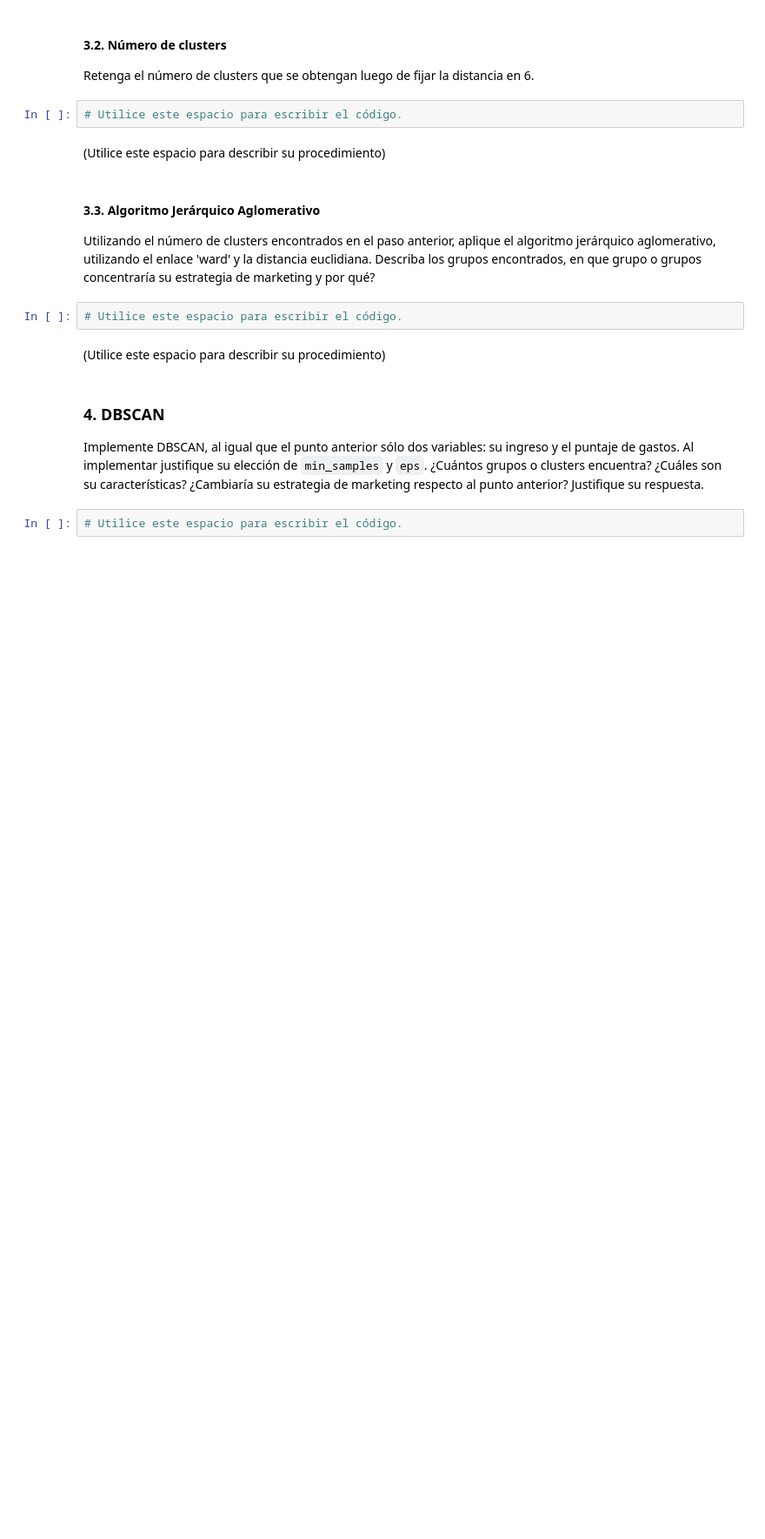
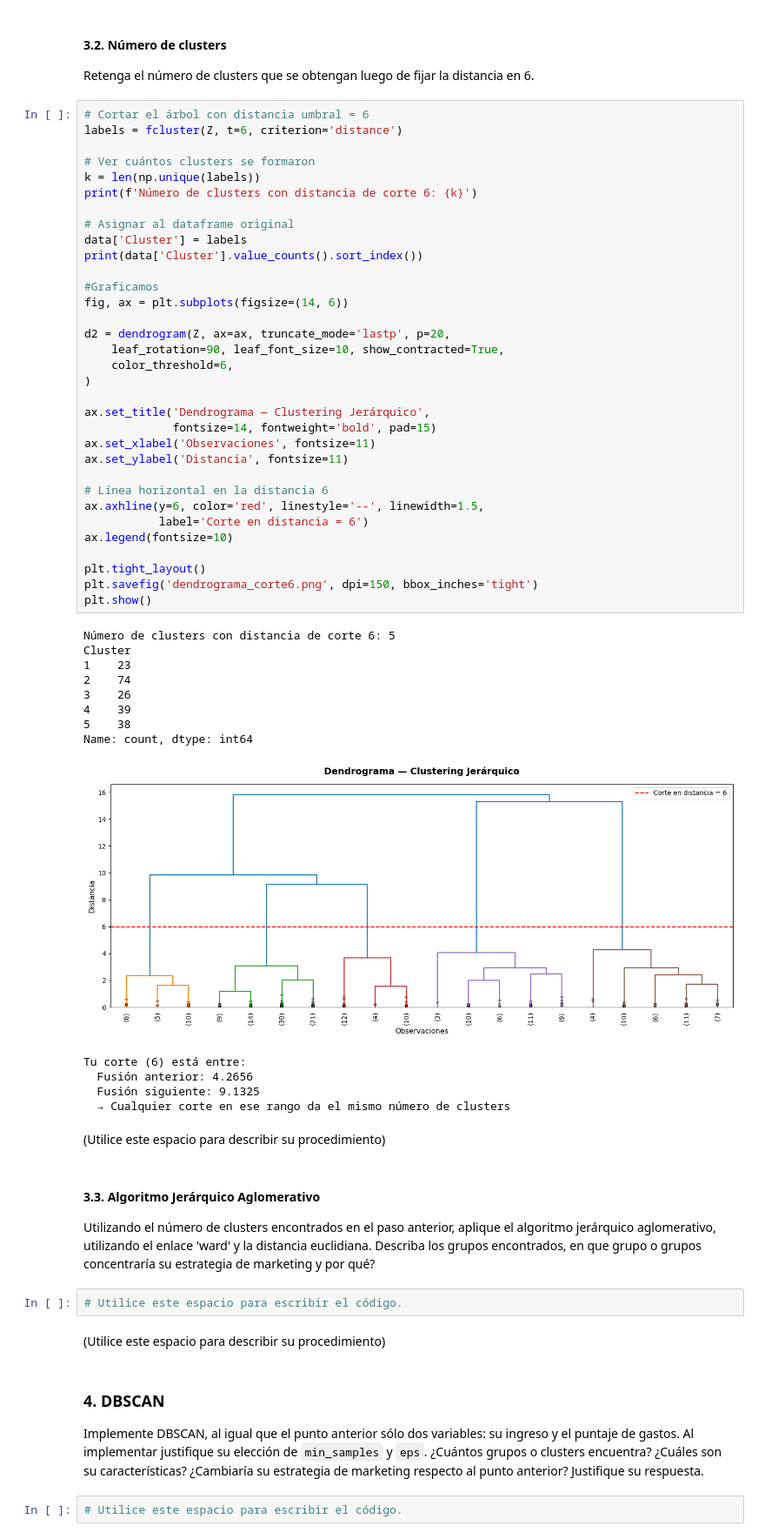
Before and after one commit to camto-24/Taller-2-Aprendizaje-no-supervisado, a Jupyter notebook: S4_Taller_Jerarquico_DBSCAN.ipynb, the cells around one changed output. Shown at 87% size. Saved outputs shown, nothing was run; the diff lists cells and outputs as text; blank space fills up the shorter version.

```diff
--- a/S4_Taller_Jerarquico_DBSCAN.ipynb
+++ b/S4_Taller_Jerarquico_DBSCAN.ipynb
@@ -197,7 +198,52 @@ plt.show()
 
 Retenga el número de clusters que se obtengan luego de fijar la distancia en 6.
 # %%
-# Utilice este espacio para escribir el código.
+# Cortar el árbol con distancia umbral = 6
+labels = fcluster(Z, t=6, criterion='distance')
+
+# Ver cuántos clusters se formaron
+k = len(np.unique(labels))
+print(f'Número de clusters con distancia de corte 6: {k}')
+
+# Asignar al dataframe original
+data['Cluster'] = labels
+print(data['Cluster'].value_counts().sort_index())
+
+#Graficamos
+fig, ax = plt.subplots(figsize=(14, 6))
+
+d2 = dendrogram(Z, ax=ax, truncate_mode='lastp', p=20,
+    leaf_rotation=90, leaf_font_size=10, show_contracted=True,
+    color_threshold=6,
+)
+
+ax.set_title('Dendrograma — Clustering Jerárquico',
+             fontsize=14, fontweight='bold', pad=15)
+ax.set_xlabel('Observaciones', fontsize=11)
+ax.set_ylabel('Distancia', fontsize=11)
+
+# Línea horizontal en la distancia 6
+ax.axhline(y=6, color='red', linestyle='--', linewidth=1.5,
+           label='Corte en distancia = 6')
+ax.legend(fontsize=10)
+
+plt.tight_layout()
+plt.savefig('dendrograma_corte6.png', dpi=150, bbox_inches='tight')
+plt.show()
+# %% [output]
+Número de clusters con distancia de corte 6: 5
+Cluster
+1    23
+2    74
+3    26
+4    39
+5    38
+Name: count, dtype: int64
+[figure, added]
+Tu corte (6) está entre:
+  Fusión anterior: 4.2656
+  Fusión siguiente: 9.1325
+  → Cualquier corte en ese rango da el mismo número de clusters
 # %% [markdown]
 (Utilice este espacio para describir su procedimiento)
 # %% [markdown]
```
Also changed, not shown: parts of 3 cells of this notebook.
